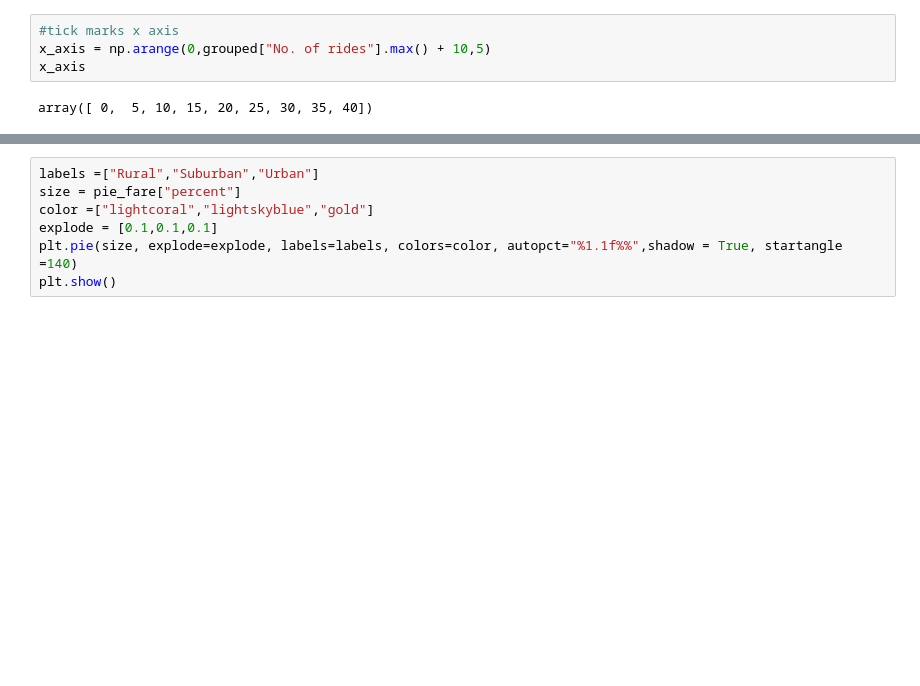
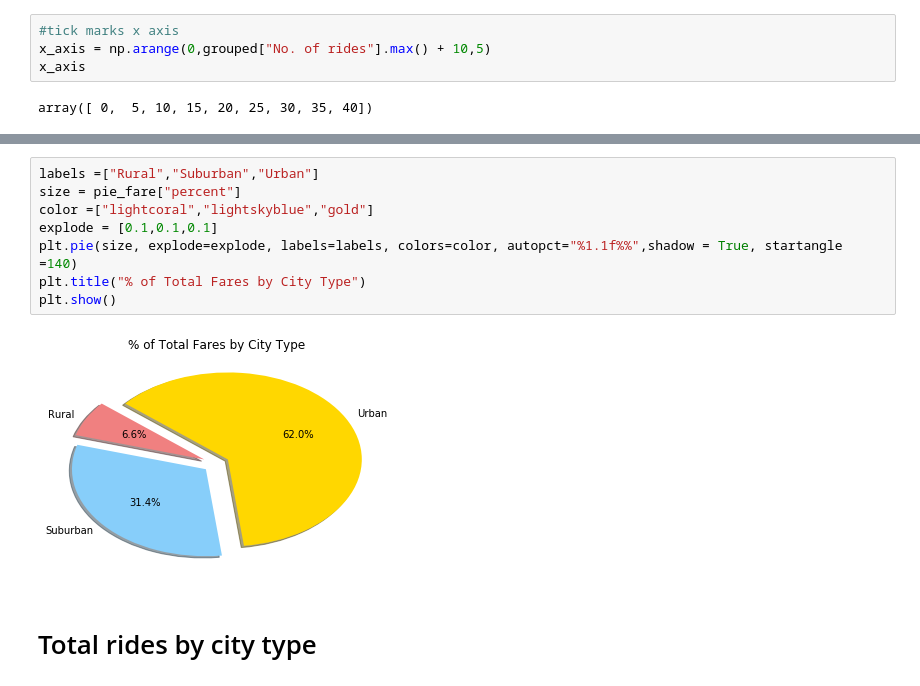
Before and after one commit to wendywalsh/Matplotlib_viz, a Jupyter notebook: Instructions/Pyber/Pyber_Walsh.ipynb, the cells around one changed output, grey strips where cells are left out. Drawn from its saved outputs; the diff is of its cells as text; blank space fills up the shorter version.

Commit message:
Added final title and mark downs

```diff
--- a/Instructions/Pyber/Pyber_Walsh.ipynb
+++ b/Instructions/Pyber/Pyber_Walsh.ipynb
@@ -123,10 +88,15 @@ pie_fare
 # %%
 labels =["Rural","Suburban","Urban"]
 size = pie_fare["percent"]
 color =["lightcoral","lightskyblue","gold"]
 explode = [0.1,0.1,0.1]
 plt.pie(size, explode=explode, labels=labels, colors=color, autopct="%1.1f%%",shadow = True, startangle =140)
+plt.title("% of Total Fares by City Type")
 plt.show()
+# %% [output]
+[figure, added]
+# %% [markdown]
+# Total rides by city type
 # %%
 #% of Total Rides by City Type
 pie_rides = grouped.groupby("type").agg({"No. of rides":"sum"})
```
Also changed, not shown: parts of 16 cells of this notebook.
